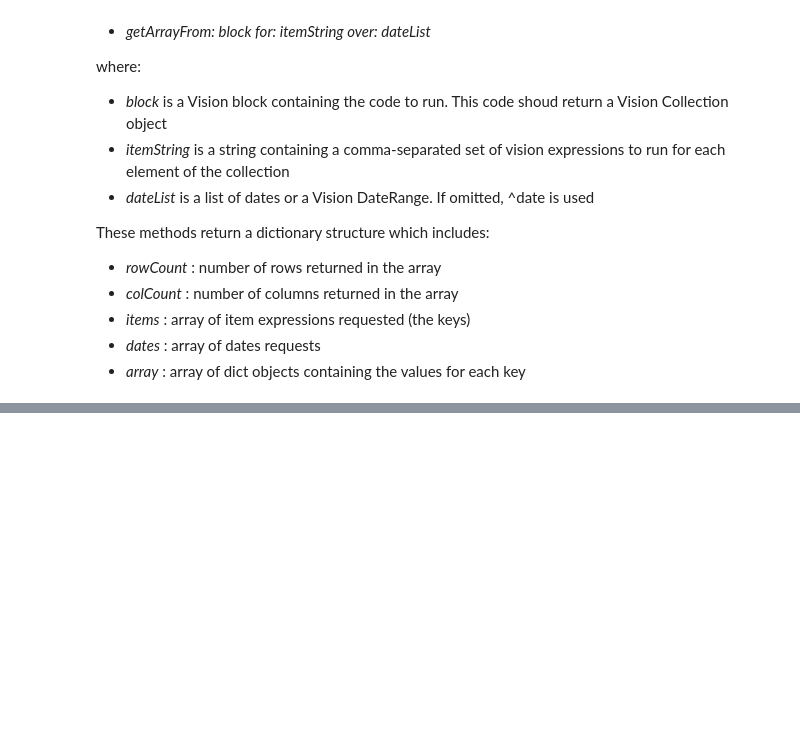
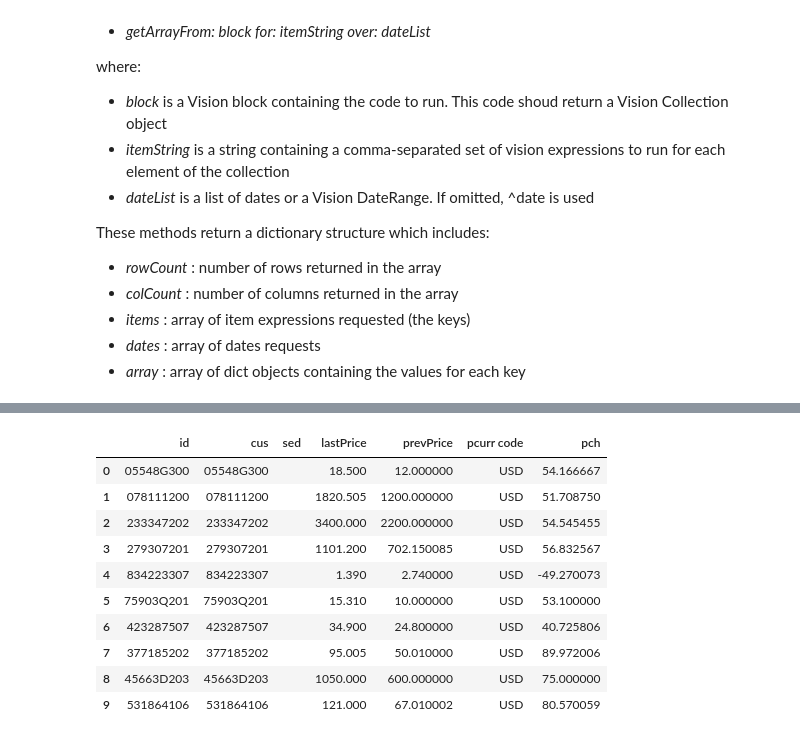
Before and after one commit to LeslieNewman/Vi-Py, a Jupyter notebook: py/VisionExpressionsStoryBoard.ipynb, the cells around one changed output, grey strips where cells are left out. Drawn from its saved outputs; the diff is of its cells as text; code cells hidden in the pictures; blank space fills up the shorter version.

```diff
--- a/py/VisionExpressionsStoryBoard.ipynb
+++ b/py/VisionExpressionsStoryBoard.ipynb
@@ -449,0 +317,34 @@ whatAmI                         * New Message
+# %%
+#-  Sample QA Report to find unexpected price changes
+vcode = '''
+JS getArrayFrom:
+  [ GlobalWorkspace  SecurityMap factset masterList
+       select: [ getPriceRecord isntDefault ] .
+     extendBy: [ !cus <- cusip else: "" ;
+                 !sed <- sedol else: "" ;
+                 !pcurr <- getPriceRecord baseCurrency ;
+                 !pdate <- getPriceRecord date ;
+                 !lastPrice <- pdate evaluate: [ price ] ;
+                 !prevPrice <- pdate - 1 businessDays evaluate: [ price ] ;
+                 !pch <- (lastPrice / prevPrice - 1 ) * 100 ;
+                 !diff <- lastPrice - prevPrice;
+               ] .
+     select: [ lastPrice > 1 ] .
+     select: [ pch absoluteValue >= 30 && diff absoluteValue > 1] . first: 10 .
+   ] for: "cus, sed, pdate asInteger, pcurr code, lastPrice, prevPrice, pch, diff" .
+'''
+
+result = vc.runvisionJSON (vcode)
+pd.DataFrame(result['array'], columns=['id','cus','sed','lastPrice','prevPrice','pcurr code', 'pch'])
+# %% [output]
+|  | id | cus | sed | lastPrice | prevPrice | pcurr code | pch |
+| 0 | 05548G300 | 05548G300 |  | 18.500 | 12.000000 | USD | 54.166667 |
+| 1 | 078111200 | 078111200 |  | 1820.505 | 1200.000000 | USD | 51.708750 |
+| 2 | 233347202 | 233347202 |  | 3400.000 | 2200.000000 | USD | 54.545455 |
+| 3 | 279307201 | 279307201 |  | 1101.200 | 702.150085 | USD | 56.832567 |
+| 4 | 834223307 | 834223307 |  | 1.390 | 2.740000 | USD | -49.270073 |
+| 5 | 75903Q201 | 75903Q201 |  | 15.310 | 10.000000 | USD | 53.100000 |
+| 6 | 423287507 | 423287507 |  | 34.900 | 24.800000 | USD | 40.725806 |
+| 7 | 377185202 | 377185202 |  | 95.005 | 50.010000 | USD | 89.972006 |
+| 8 | 45663D203 | 45663D203 |  | 1050.000 | 600.000000 | USD | 75.000000 |
+| 9 | 531864106 | 531864106 |  | 121.000 | 67.010002 | USD | 80.570059 |
```
Also changed, not shown: parts of 19 cells of this notebook.
